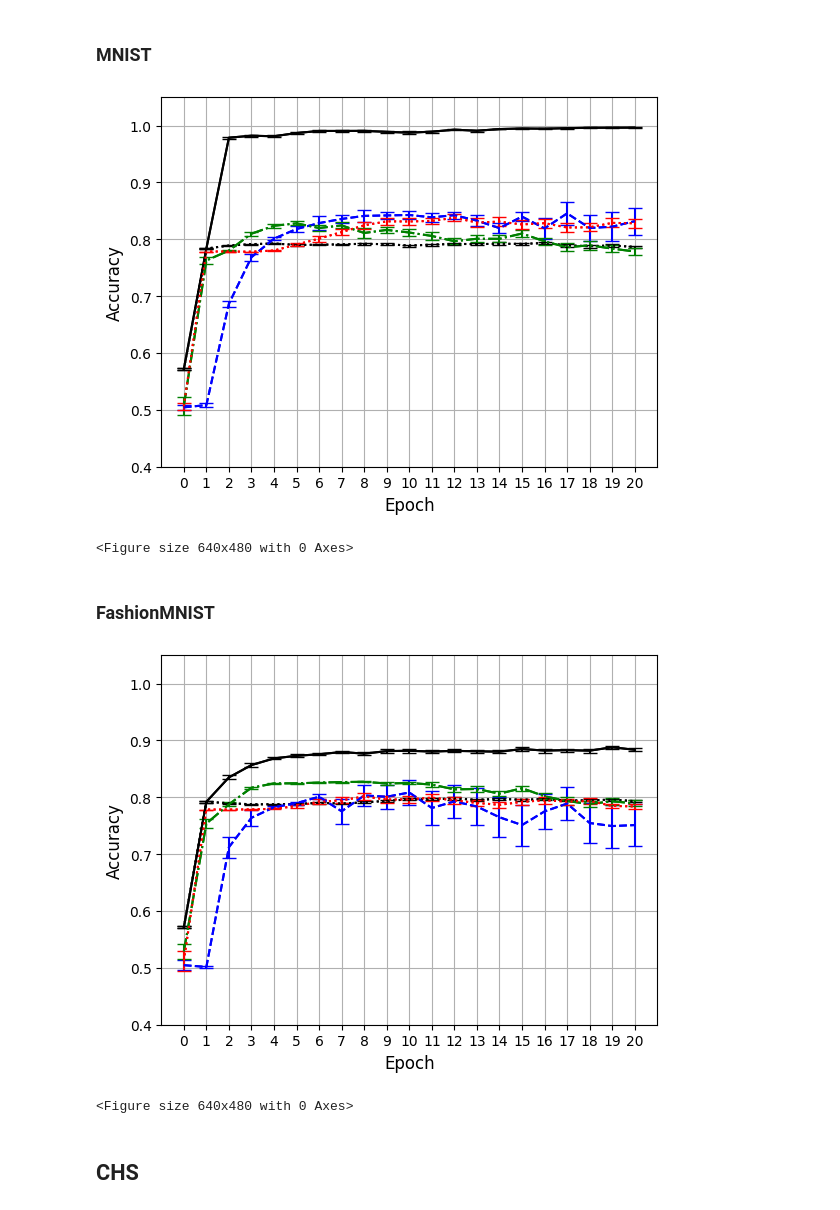
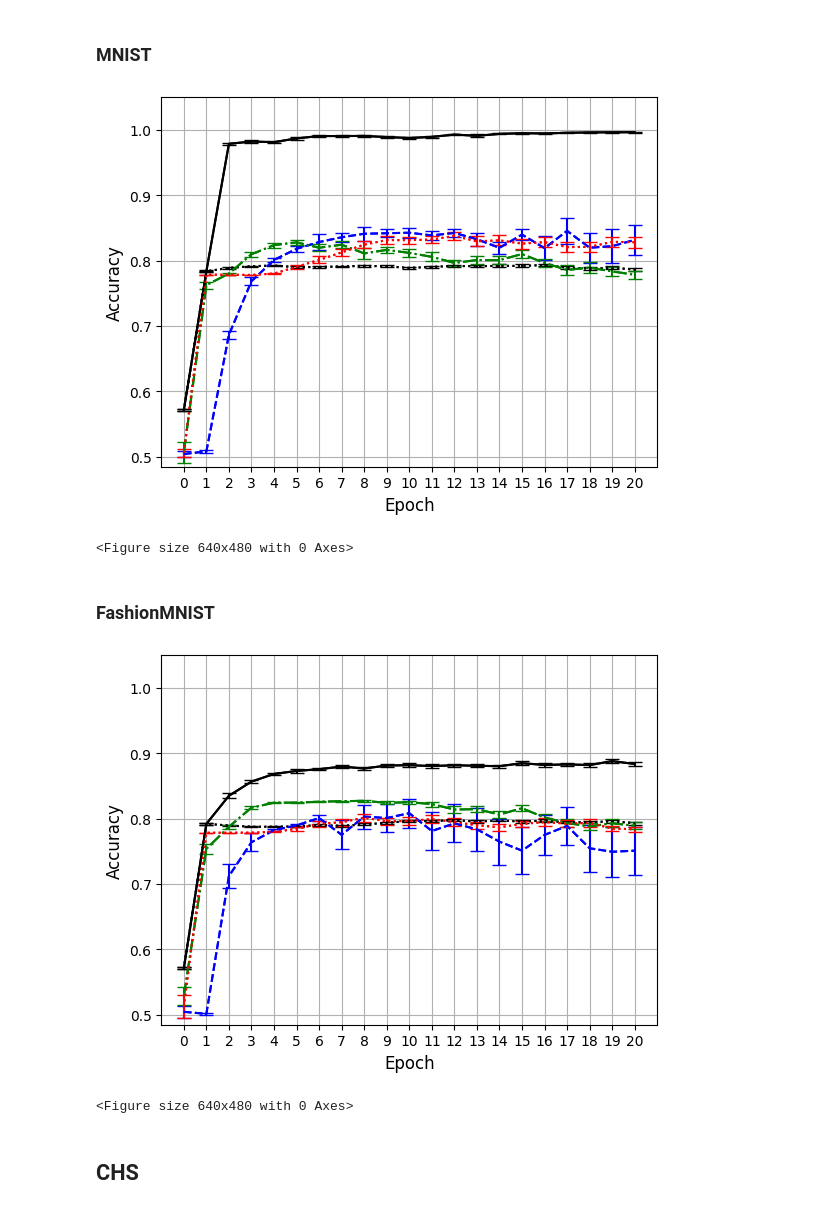
Before and after one commit to DanCunnington/NSIL, a Jupyter notebook: paper_experiments/ijcai_2023/notebooks/Epoch_vs_Accuracy_Figures.ipynb, the cells around one changed output. Cells and saved outputs as stored; diff of their text form; code cells hidden in the pictures.

Commit message:
updated y-axis on hitting sets figures

```diff
--- a/paper_experiments/ijcai_2023/notebooks/Epoch_vs_Accuracy_Figures.ipynb
+++ b/paper_experiments/ijcai_2023/notebooks/Epoch_vs_Accuracy_Figures.ipynb
@@ -330,17 +330,17 @@ plot(example, baseline_info, save_name='hs_legend.pdf', save_legend=True, datase
 <a id='hitting_sets_mnist'></a>
 ### MNIST
 # %%
-plot(example, baseline_info, save_name=f'HS_mnist.pdf', dataset='HS_mnist', y_lim=[0.4, 1.05])
+plot(example, baseline_info, save_name=f'HS_mnist.pdf', dataset='HS_mnist', y_lim=[0.485, 1.05])
 # %% [output]
-[figure, old version]
+[figure, new version]
 <Figure size 640x480 with 0 Axes>
 # %% [markdown]
 <a id='hitting_sets_fashion_mnist'></a>
 ### FashionMNIST
 # %%
-plot(example, baseline_info, save_name=f'HS_fashion_mnist.pdf', dataset='HS_fashion_mnist', y_lim=[0.4, 1.05])
+plot(example, baseline_info, save_name=f'HS_fashion_mnist.pdf', dataset='HS_fashion_mnist', y_lim=[0.485, 1.05])
 # %% [output]
-[figure, old version]
+[figure, new version]
 <Figure size 640x480 with 0 Axes>
 # %% [markdown]
 ## CHS
```
Also changed, not shown: 3 other files.
